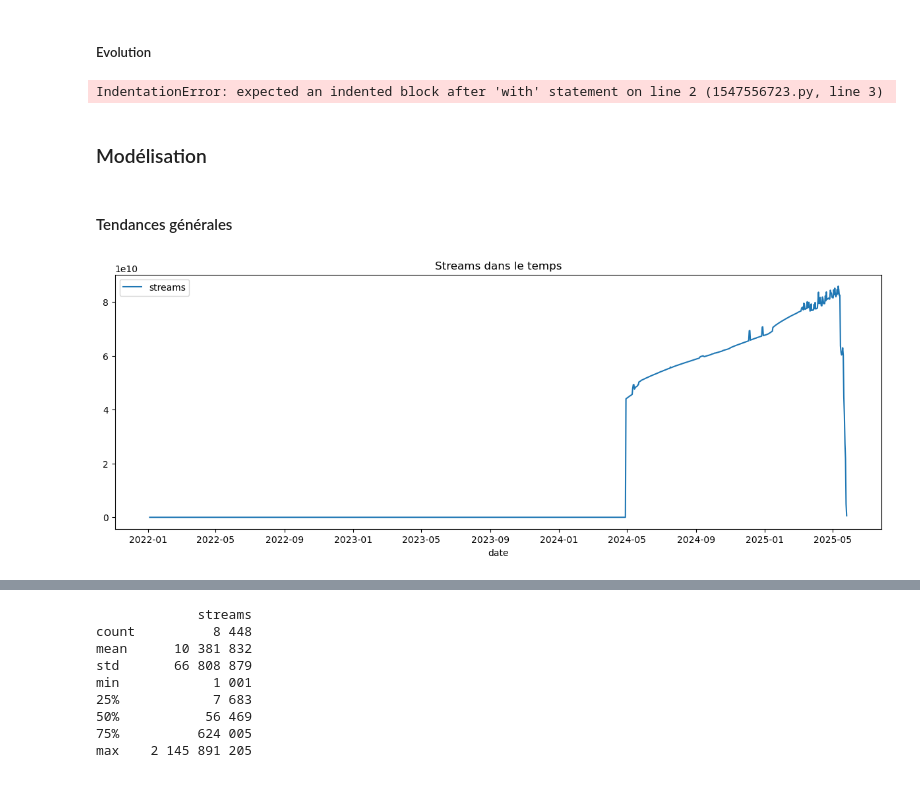
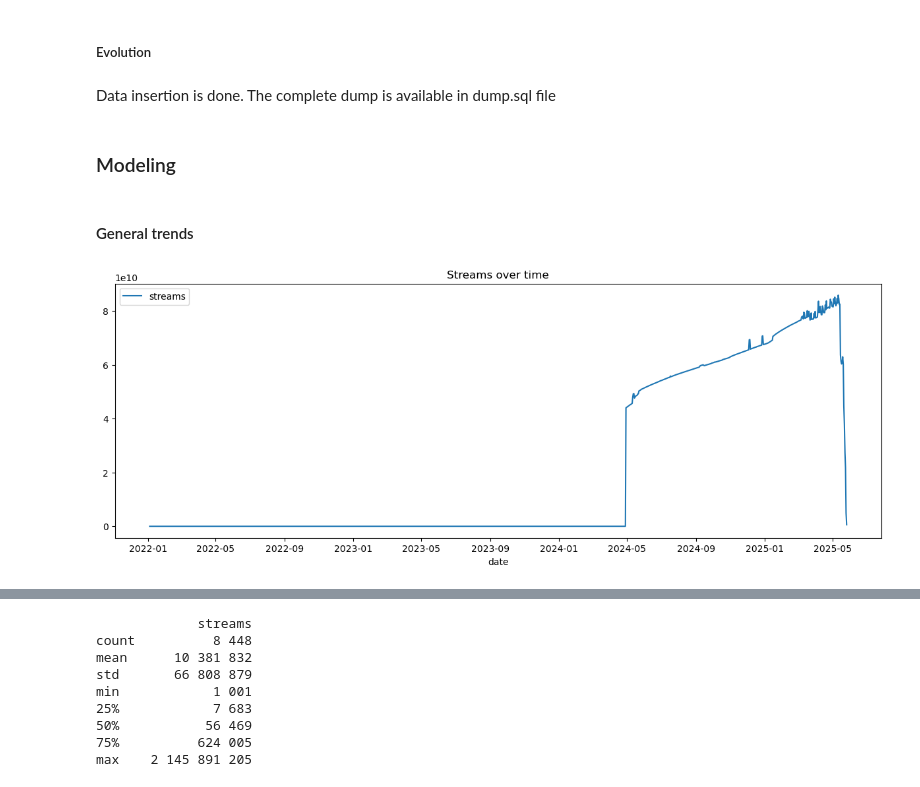
Before and after one commit to Marwan-bkr/Data_Project, a Jupyter notebook: Assessment.ipynb, the cells around one changed output, grey strips where cells are left out. Drawn from its saved outputs; the diff is of its cells as text; code cells hidden in the pictures.

```diff
--- a/Assessment.ipynb
+++ b/Assessment.ipynb
@@ -102,2 +116,4 @@ Name: summaries, Length: 12319, dtype: object
 # %%
-engine = create_engine('postgresql://postgres:808258@localhost:5432/Base_for_Music_Assessment')
+# create a reusable connection
+# note : change informations for your configuration like the following example : postgresql://user:password@host:port/database
+engine = create_engine('postgresql://postgres:75010@localhost:5432/Base_for_Music_Assessment')
@@ -233,22 +268,23 @@ for statistic_id, metric, summaries in df_temp1[['id', 'metric', 'summaries']].a
     df_insert.to_sql('evolution', engine, if_exists='append', index=False)
     list_insert = []
 # %%
-def delete_rows () :
+# function to delete rows of a table
+def delete_rows ():
     with engine.connect() as conn:
-    result = conn.execute(
-        text("DELETE FROM statistic")
-    )
-    print(f"{result.rowcount} lignes supprimées")
-    conn.commit()
+        result = conn.execute(
+            text("DELETE FROM table")
+        )
+        print(f"{result.rowcount} lignes supprimées")
+        conn.commit()
-# %% [output]
-IndentationError: expected an indented block after 'with' statement on line 2 (1547556723.py, line 3)
+# %% [markdown]
+Data insertion is done. The complete dump is available in dump.sql file
 # %% [markdown]
-### Modélisation
+### Modeling
 # %% [markdown]
-#### Tendances générales
+#### General trends
 # %%
 df_temp = pd.read_sql("select a.date, sum(a.stream) streams from public.score a where a.stream is not null group by date order by date ;", engine)
-df_temp.plot(x='date', y='streams', kind='line', figsize=(15, 5), title='Streams dans le temps')
+df_temp.plot(x='date', y='streams', kind='line', figsize=(15, 5), title='Streams over time')
 plt.show()
 # %% [output]
-[figure, old version]
+[figure, new version]
```
Also changed, not shown: parts of 61 cells of this notebook, 5 other files.
